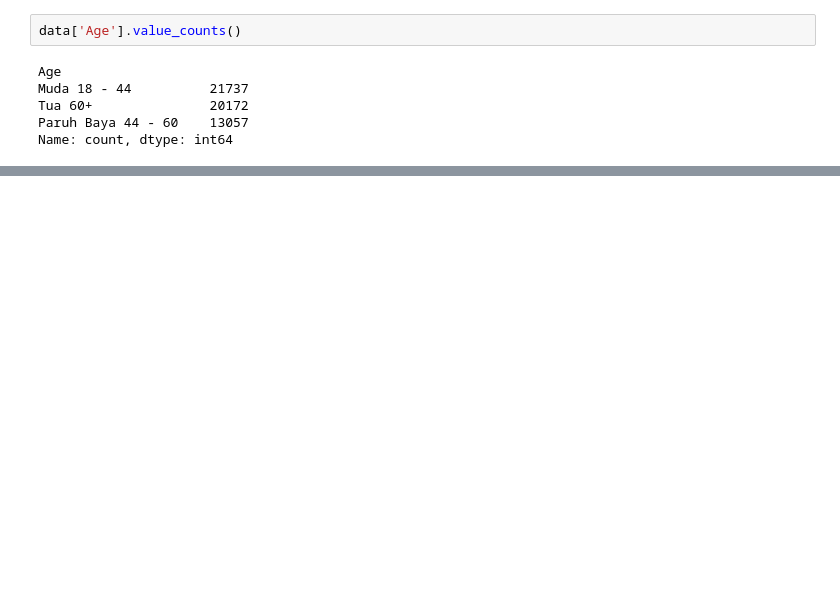
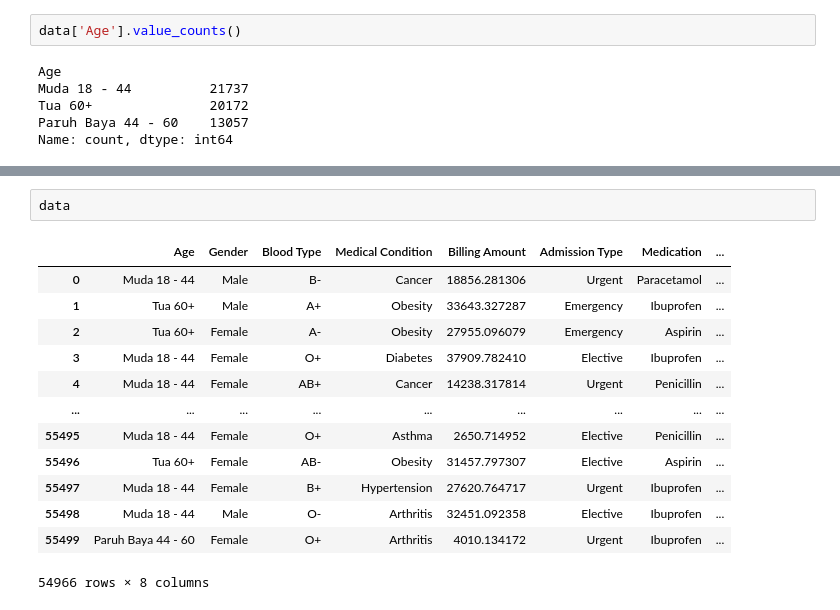
Before and after one commit to Angga-Ramda-Ramadhan/MedCheckProject, a Jupyter notebook: modelling.ipynb, the cells around one changed output, grey strips where cells are left out. Cells and saved outputs as stored; diff of their text form; blank space fills up the shorter version.

```diff
--- a/modelling.ipynb
+++ b/modelling.ipynb
@@ -188,0 +224,16 @@ Name: count, dtype: int64
+# %%
+data
+# %% [output]
+|  | Age | Gender | Blood Type | Medical Condition | Billing Amount | Admission Type | Medication | ... |
+| 0 | Muda 18 - 44 | Male | B- | Cancer | 18856.281306 | Urgent | Paracetamol | ... |
+| 1 | Tua 60+ | Male | A+ | Obesity | 33643.327287 | Emergency | Ibuprofen | ... |
+| 2 | Tua 60+ | Female | A- | Obesity | 27955.096079 | Emergency | Aspirin | ... |
+| 3 | Muda 18 - 44 | Female | O+ | Diabetes | 37909.782410 | Elective | Ibuprofen | ... |
+| 4 | Muda 18 - 44 | Female | AB+ | Cancer | 14238.317814 | Urgent | Penicillin | ... |
+| ... | ... | ... | ... | ... | ... | ... | ... | ... |
+| 55495 | Muda 18 - 44 | Female | O+ | Asthma | 2650.714952 | Elective | Penicillin | ... |
+| 55496 | Tua 60+ | Female | AB- | Obesity | 31457.797307 | Elective | Aspirin | ... |
+| 55497 | Muda 18 - 44 | Female | B+ | Hypertension | 27620.764717 | Urgent | Ibuprofen | ... |
+| 55498 | Muda 18 - 44 | Male | O- | Arthritis | 32451.092358 | Elective | Ibuprofen | ... |
+| 55499 | Paruh Baya 44 - 60 | Female | O+ | Arthritis | 4010.134172 | Urgent | Ibuprofen | ... |
+54966 rows × 8 columns
```
Also changed, not shown: parts of 15 cells of this notebook.
